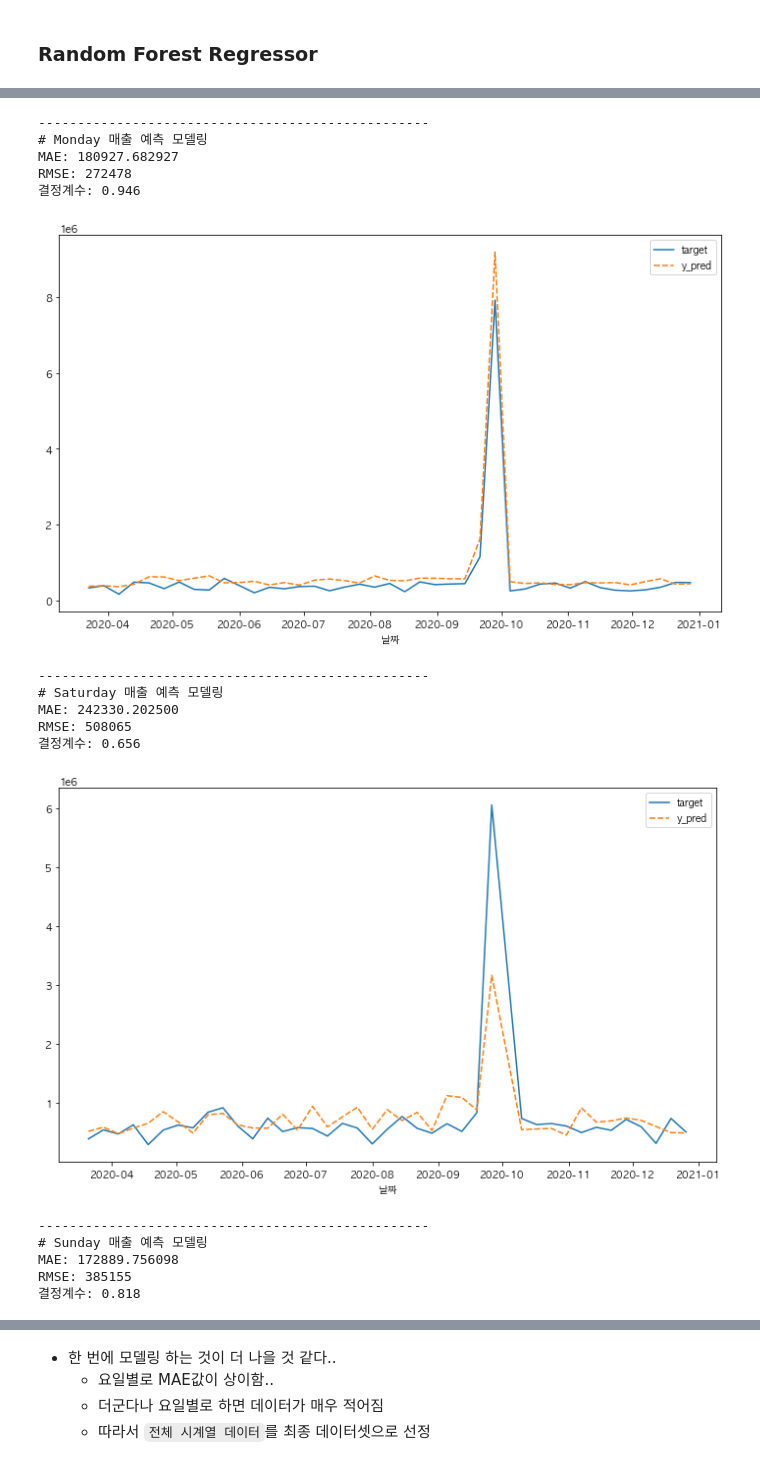
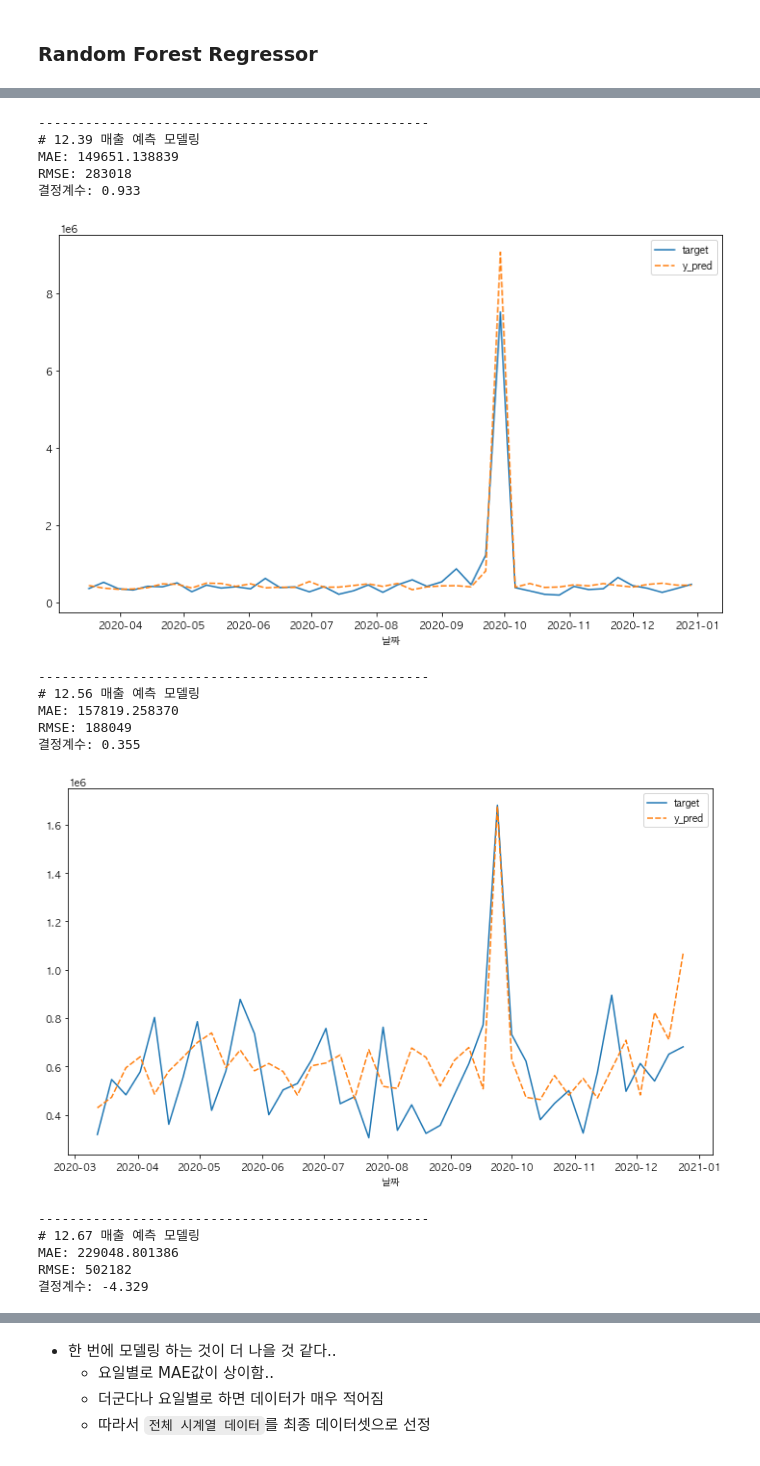
Before and after one commit to young-hun-jo/DataAnalysis, a Jupyter notebook: woochuri/modeling.ipynb, the cells around one changed output, grey strips where cells are left out. Saved outputs shown, nothing was run; the diff lists cells and outputs as text; code cells hidden in the pictures.

```diff
--- a/woochuri/modeling.ipynb
+++ b/woochuri/modeling.ipynb
@@ -746,16 +855,6 @@ from sklearn.preprocessing import PolynomialFeatures
 from sklearn.linear_model import LinearRegression
 from sklearn.pipeline import Pipeline
 from sklearn.metrics import r2_score
-
-splits = math.floor(no_multi_scale_time.shape[0] * 0.9)
-ftr_cols = no_multi_scale_time.columns[1:-1]
-tgt_col = no_multi_scale_time.columns[-1]
-# split train, test
-train = no_multi_scale_time.iloc[:splits]
-test = no_multi_scale_time.iloc[splits:]
-# split feature, target
-X_train, y_train = train[ftr_cols], train[tgt_col]
-X_test, y_test = test[ftr_cols], test[tgt_col]
 
 # 차수 범위를 설정해서 반복 모델링 하기 -> bias(절편값) 없애고 해보기
 degrees = [i for i in range(2, 6)]
@@ -797,6 +896,37 @@ for degree in degrees:
 ### Random Forest Regressor
 # %%
 from sklearn.ensemble import RandomForestRegressor
+# 요일, 설_추석_가중치, 일반공휴일가중치만 제외하고 Scaling
+no_scale_cols = ['요일', '설_추석_가중치', '일반공휴일가중치', 'target']
+scale_cols = ['일매출', '한우가격', '육우가격', '돼지탕박가격', '평균상대습도', '최고기온', '평균풍속', '최대풍속',
+             '일사량', '일강수량']
+# 우선 Train, Test으로 나누기
+splits = math.floor(no_multi_time.shape[0] * 0.9)
+train = no_multi_time.iloc[:splits]
+test = no_multi_time.iloc[splits:]
 
-evaluate_model(no_multi_scale_time, RandomForestRegressor())
+# 스케일링할 변수, 스케일링하지 않을 변수 2개의 데이터프레임으로 나누기
+train_no_scale = train[no_scale_cols]
+train_scale = train[scale_cols]
+test_no_scale = test[no_scale_cols]
+test_scale = test[scale_cols]
+
+# Train, Test 데이터에 Scaling 적용
+from sklearn.preprocessing import MinMaxScaler
+scaler = MinMaxScaler()
+# Scaling 적용
+train_scale = pd.DataFrame(scaler.fit_transform(train_scale),
+                          columns=train_scale.columns,
+                          index=train.index)
+test_scale = pd.DataFrame(scaler.transform(test_scale),
+                         columns=test_scale.columns,
+                         index=test.index)
+# Scaling 대상 칼럼아닌 데이터와 병합
+train = pd.concat([train_no_scale, train_scale], axis=1)
+test = pd.concat([test_no_scale, test_scale], axis=1)
+# 칼럼명 재정리
+train = train[no_multi_time.columns.tolist()]
+test = test[no_multi_time.columns.tolist()]
+
+evaluate_model(RandomForestRegressor(), train, test)
 # %% [output]
@@ -812,5 +938,5 @@ no_multi_scale_time['요일'] = no_multi_scale_time['요일'].map(inverse_weekda
 # %%
-grouped = no_multi_scale_time.groupby('요일')
+grouped = no_multi_time.groupby('요일')
 weekday_lst = list(grouped.groups.keys())
 for i, g in enumerate(grouped.groups):
     group_df = grouped.get_group(g)
@@ -847,17 +973,17 @@ RMSE: 331014
 --------------------------------------------------
-# Monday 매출 예측 모델링
-MAE: 180927.682927
-RMSE: 272478
-결정계수: 0.946
+# 12.39 매출 예측 모델링
+MAE: 149651.138839
+RMSE: 283018
+결정계수: 0.933
-[figure, old version]
+[figure, new version]
 --------------------------------------------------
-# Saturday 매출 예측 모델링
-MAE: 242330.202500
-RMSE: 508065
-결정계수: 0.656
+# 12.56 매출 예측 모델링
+MAE: 157819.258370
+RMSE: 188049
+결정계수: 0.355
-[figure, old version]
+[figure, new version]
 --------------------------------------------------
-# Sunday 매출 예측 모델링
-MAE: 172889.756098
-RMSE: 385155
-결정계수: 0.818
+# 12.67 매출 예측 모델링
+MAE: 229048.801386
+RMSE: 502182
+결정계수: -4.329
```
Also changed, not shown: parts of 59 cells of this notebook, 4 other files.
